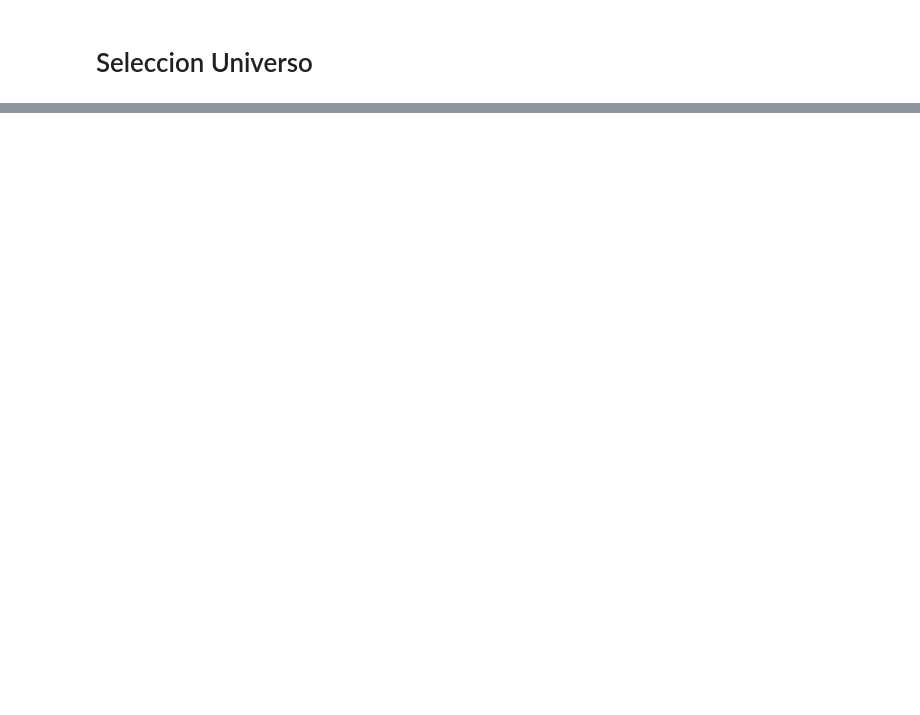
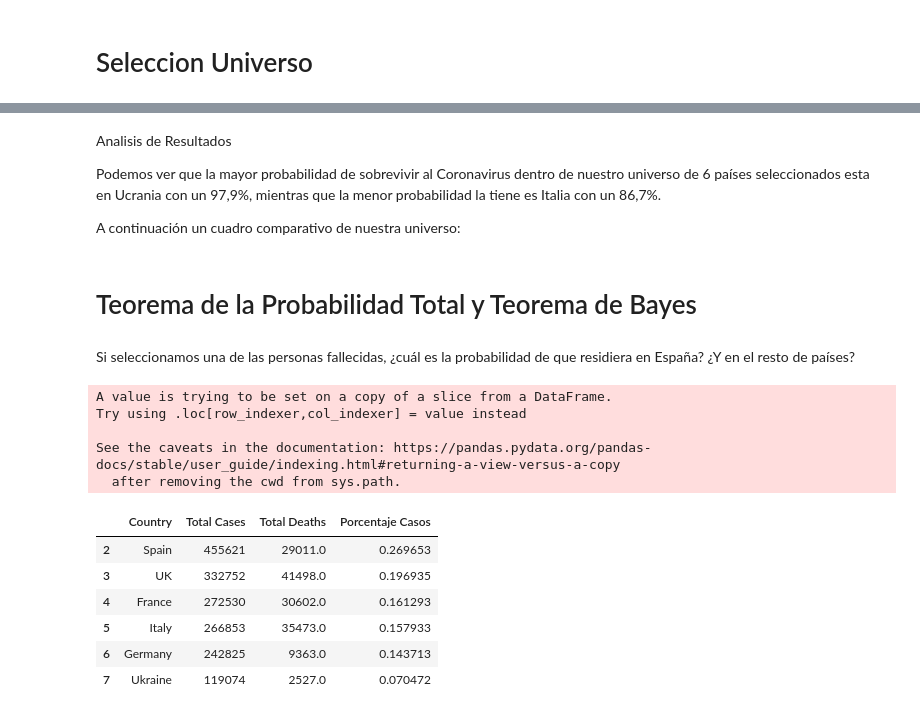
Before and after one commit to JALVARADORUIZ/Magister_BigData_UB, a Jupyter notebook: M2_AG1_GRUPO14.ipynb, the cells around one changed output, grey strips where cells are left out. Cells and saved outputs as stored; diff of their text form; code cells hidden in the pictures; blank space fills up the shorter version.

```diff
--- a/M2_AG1_GRUPO14.ipynb
+++ b/M2_AG1_GRUPO14.ipynb
@@ -142,0 +190,33 @@ El porcentaje de personas que estarán con vida en un determinado momento despu
+# %% [markdown]
+Analisis de Resultados
+
+Podemos ver que la mayor probabilidad de sobrevivir al Coronavirus dentro de nuestro universo de 6 países seleccionados esta en Ucrania con un 97,9%, mientras que la menor probabilidad la tiene es Italia con un 86,7%.
+
+A continuación un cuadro comparativo de nuestra universo:
+# %% [markdown]
+# Teorema de la Probabilidad Total y Teorema de Bayes
+# %% [markdown]
+Si seleccionamos una de las personas fallecidas, ¿cuál es la probabilidad de que residiera en España? ¿Y en el resto de países?
+# %%
+df2 = df_universo[['Country','Total Cases','Total Deaths']]
+# %%
+# Total de Casos universo
+
+total_casos_universo = df2['Total Cases'].sum()
+df2['Porcentaje Casos'] = df2['Total Cases'] / total_casos_universo
+# %% [output]
+A value is trying to be set on a copy of a slice from a DataFrame.
+Try using .loc[row_indexer,col_indexer] = value instead
+
+See the caveats in the documentation: https://pandas.pydata.org/pandas-docs/stable/user_guide/indexing.html#returning-a-view-versus-a-copy
+  after removing the cwd from sys.path.
+# %%
+df2
+# %% [output]
+|  | Country | Total Cases | Total Deaths | Porcentaje Casos |
+| 2 | Spain | 455621 | 29011.0 | 0.269653 |
+| 3 | UK | 332752 | 41498.0 | 0.196935 |
+| 4 | France | 272530 | 30602.0 | 0.161293 |
+| 5 | Italy | 266853 | 35473.0 | 0.157933 |
+| 6 | Germany | 242825 | 9363.0 | 0.143713 |
+| 7 | Ukraine | 119074 | 2527.0 | 0.070472 |
```
Also changed, not shown: parts of 26 cells of this notebook.
